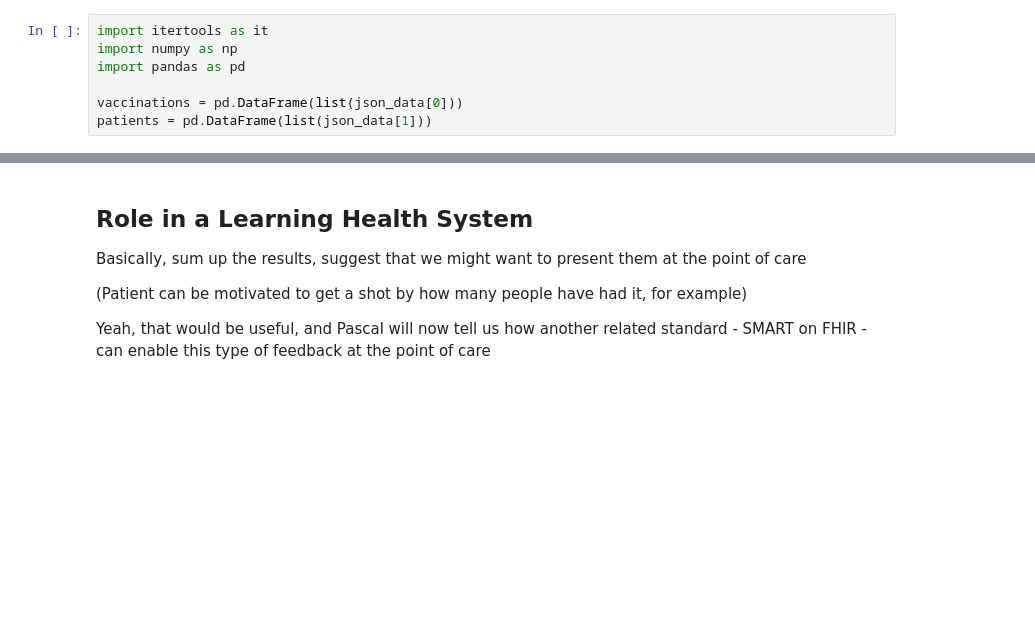
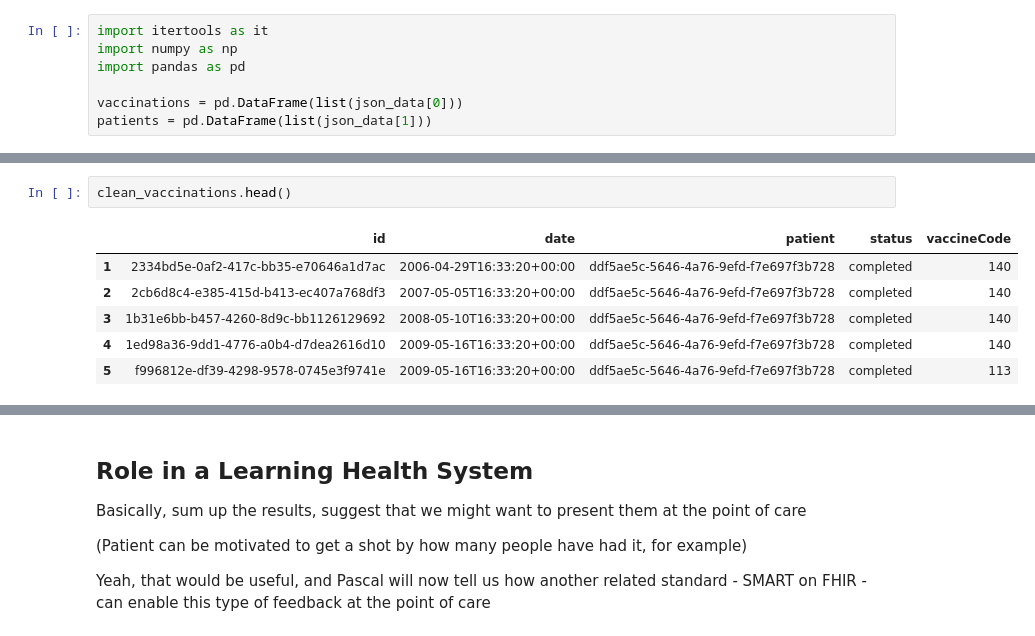
Before and after one commit to uw-fhir/fhir-analytics-tutorial, a Jupyter notebook: bulk-fhir-tutorial.ipynb, the cells around one changed output, grey strips where cells are left out. Drawn from its saved outputs; the diff is of its cells as text; blank space fills up the shorter version.

```diff
--- a/bulk-fhir-tutorial.ipynb
+++ b/bulk-fhir-tutorial.ipynb
@@ -216,0 +244,9 @@ def clean_vaccination(row):
+# %%
+clean_vaccinations.head()
+# %% [output]
+|  | id | date | patient | status | vaccineCode |
+| 1 | 2334bd5e-0af2-417c-bb35-e70646a1d7ac | 2006-04-29T16:33:20+00:00 | ddf5ae5c-5646-4a76-9efd-f7e697f3b728 | completed | 140 |
+| 2 | 2cb6d8c4-e385-415d-b413-ec407a768df3 | 2007-05-05T16:33:20+00:00 | ddf5ae5c-5646-4a76-9efd-f7e697f3b728 | completed | 140 |
+| 3 | 1b31e6bb-b457-4260-8d9c-bb1126129692 | 2008-05-10T16:33:20+00:00 | ddf5ae5c-5646-4a76-9efd-f7e697f3b728 | completed | 140 |
+| 4 | 1ed98a36-9dd1-4776-a0b4-d7dea2616d10 | 2009-05-16T16:33:20+00:00 | ddf5ae5c-5646-4a76-9efd-f7e697f3b728 | completed | 140 |
+| 5 | f996812e-df39-4298-9578-0745e3f9741e | 2009-05-16T16:33:20+00:00 | ddf5ae5c-5646-4a76-9efd-f7e697f3b728 | completed | 113 |
```
Also changed, not shown: parts of 4 cells of this notebook.
